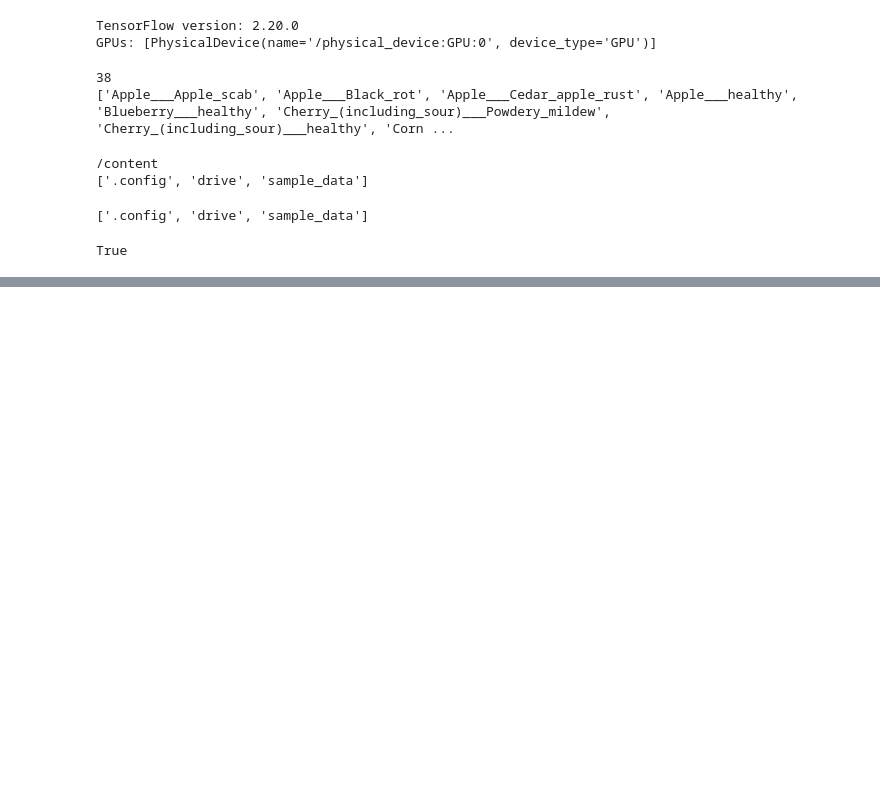
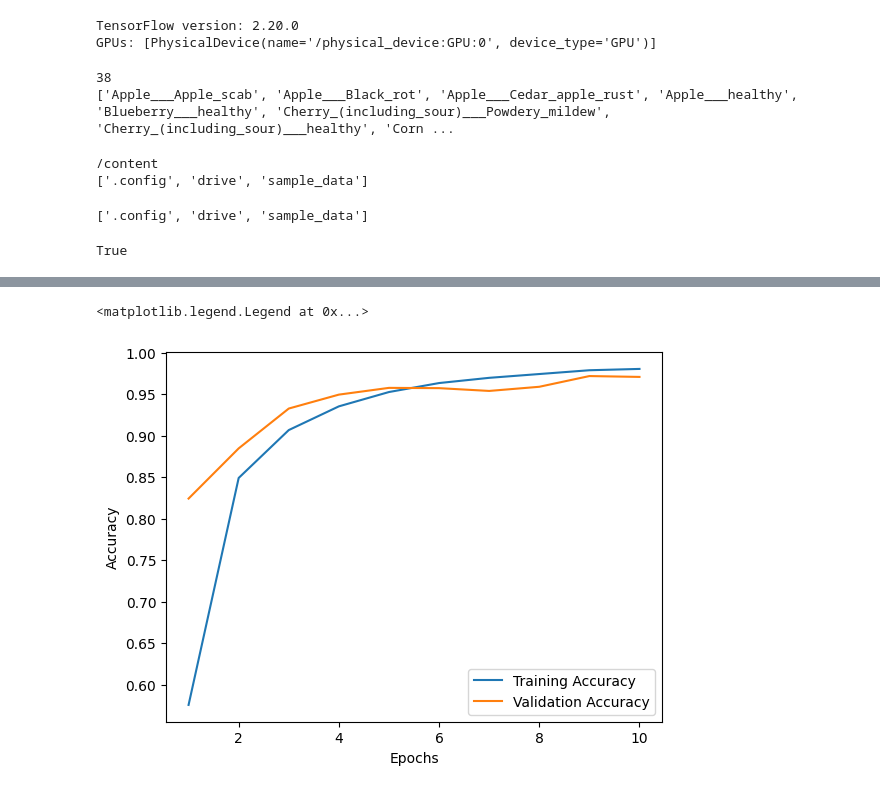
Before and after one commit to abhijeetkumar6225/Plant_disease_prediction, a Jupyter notebook: plant_detection.ipynb, the cells around one changed output, grey strips where cells are left out. Saved outputs shown, nothing was run; the diff lists cells and outputs as text; code cells hidden in the pictures; blank space fills up the shorter version.

```diff
--- a/plant_detection.ipynb
+++ b/plant_detection.ipynb
@@ -269,3 +271,13 @@ files.download("plant_disease_model.keras")
 # %% [output]
 [interactive output not drawn]
 [interactive output not drawn]
+# %%
+epochs=[i for i in range(1,11)]
+plt.plot(epochs,training_history.history['accuracy'],label='Training Accuracy')
+plt.plot(epochs,training_history.history['val_accuracy'],label='Validation Accuracy')
+plt.xlabel('Epochs')
+plt.ylabel('Accuracy')
+plt.legend()
+# %% [output]
+<matplotlib.legend.Legend at 0x...>
+[figure, added]
```
Also changed, not shown: parts of 13 cells of this notebook.
